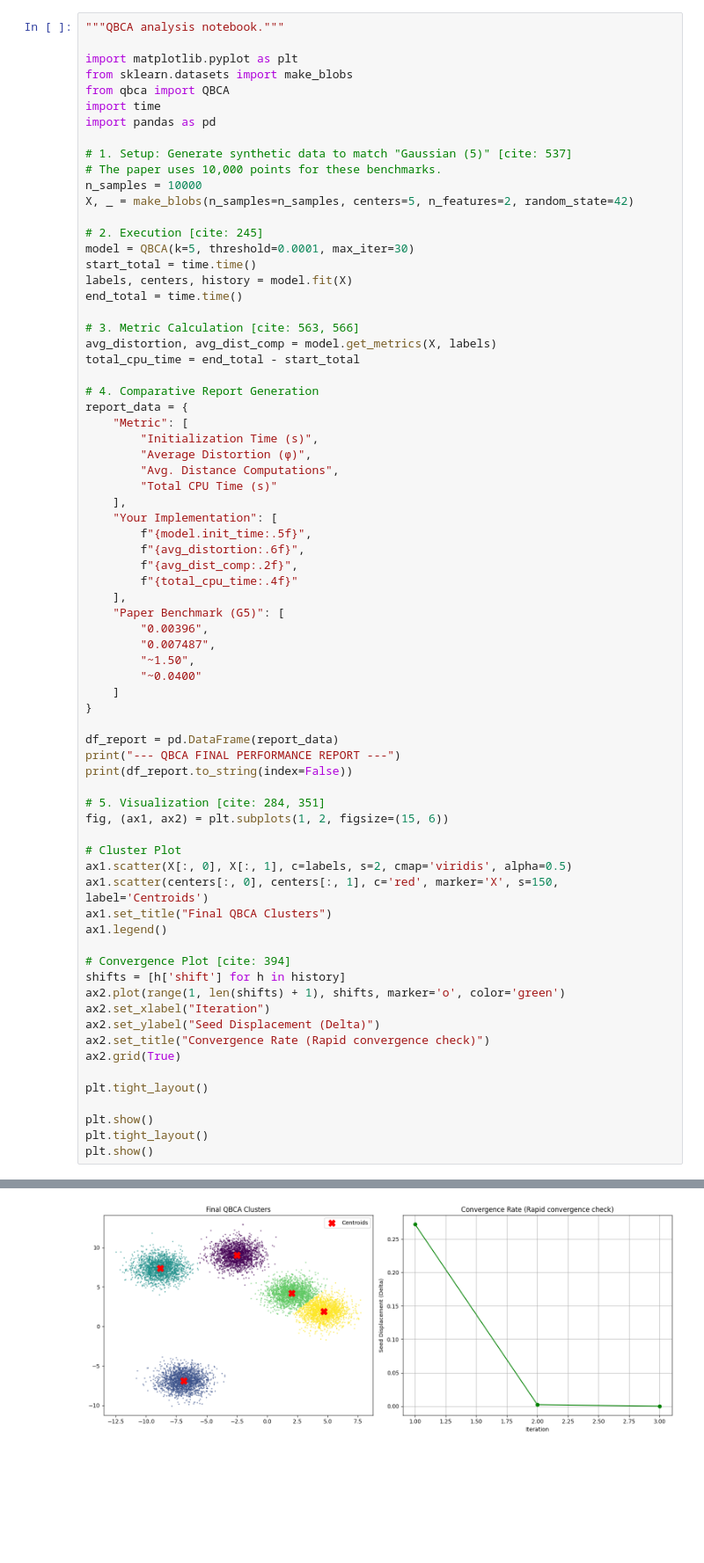
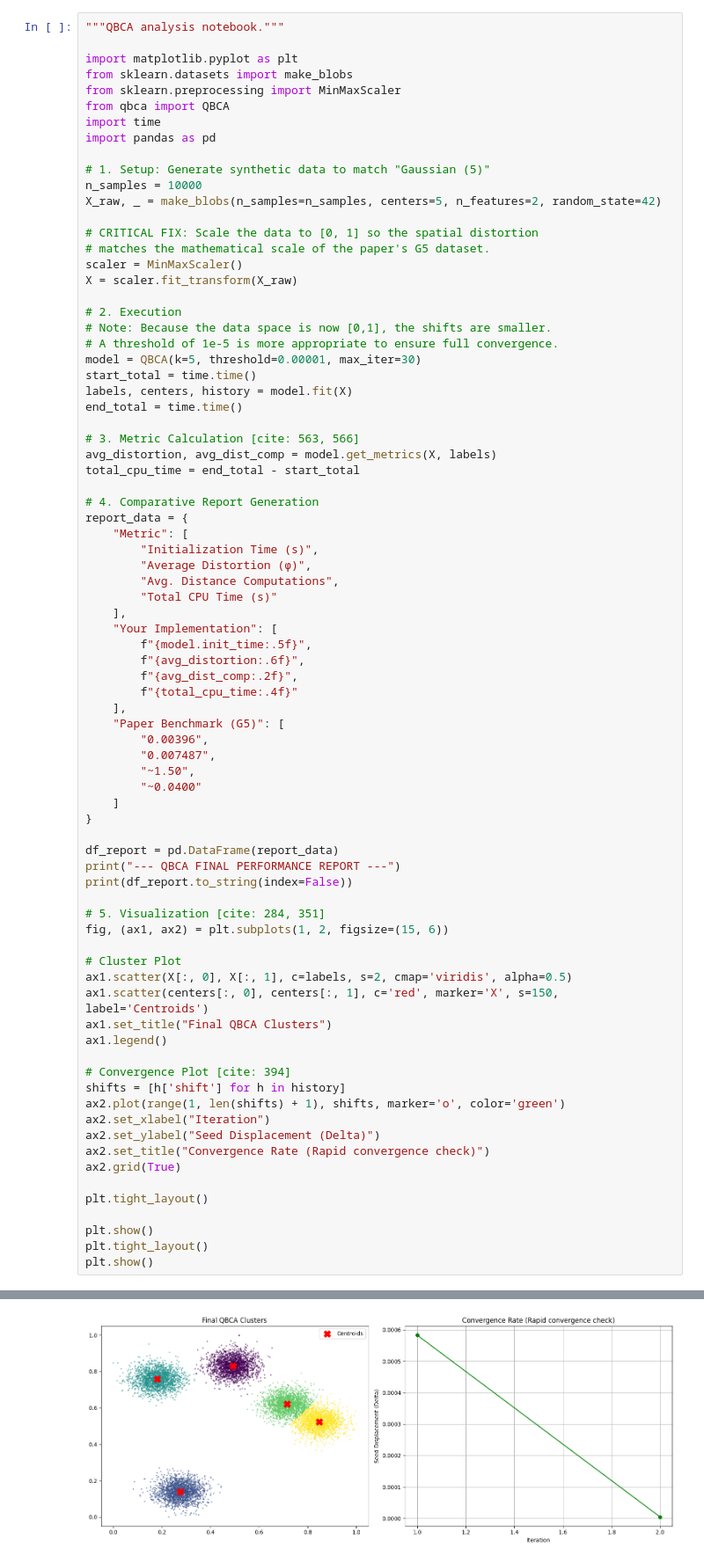
Before and after one commit to luisgrewe/URL, a Jupyter notebook: main_analysis.ipynb, the cells around one changed output, grey strips where cells are left out. Shown at 88% size. Cells and saved outputs as stored; diff of their text form; blank space fills up the shorter version.

Commit message:
Add optimization to the code qbca and also the main analysis

```diff
--- a/main_analysis.ipynb
+++ b/main_analysis.ipynb
@@ -3,17 +3,24 @@
 
 import matplotlib.pyplot as plt
 from sklearn.datasets import make_blobs
+from sklearn.preprocessing import MinMaxScaler
 from qbca import QBCA
 import time
 import pandas as pd
 
-# 1. Setup: Generate synthetic data to match "Gaussian (5)" [cite: 537]
-# The paper uses 10,000 points for these benchmarks.
+# 1. Setup: Generate synthetic data to match "Gaussian (5)"
 n_samples = 10000
-X, _ = make_blobs(n_samples=n_samples, centers=5, n_features=2, random_state=42)
+X_raw, _ = make_blobs(n_samples=n_samples, centers=5, n_features=2, random_state=42)
 
-# 2. Execution [cite: 245]
-model = QBCA(k=5, threshold=0.0001, max_iter=30)
+# CRITICAL FIX: Scale the data to [0, 1] so the spatial distortion
+# matches the mathematical scale of the paper's G5 dataset.
+scaler = MinMaxScaler()
+X = scaler.fit_transform(X_raw)
+
+# 2. Execution
+# Note: Because the data space is now [0,1], the shifts are smaller.
+# A threshold of 1e-5 is more appropriate to ensure full convergence.
+model = QBCA(k=5, threshold=0.00001, max_iter=30)
 start_total = time.time()
 labels, centers, history = model.fit(X)
 end_total = time.time()
@@ -80,2 +87,2 @@ Avg. Distance Computations                0.34                ~1.50
-[figure, old version]
+[figure, new version]
 <Figure size 640x480 with 0 Axes>
```
Also changed, not shown: parts of 1 cell of this notebook, 1 other file.
